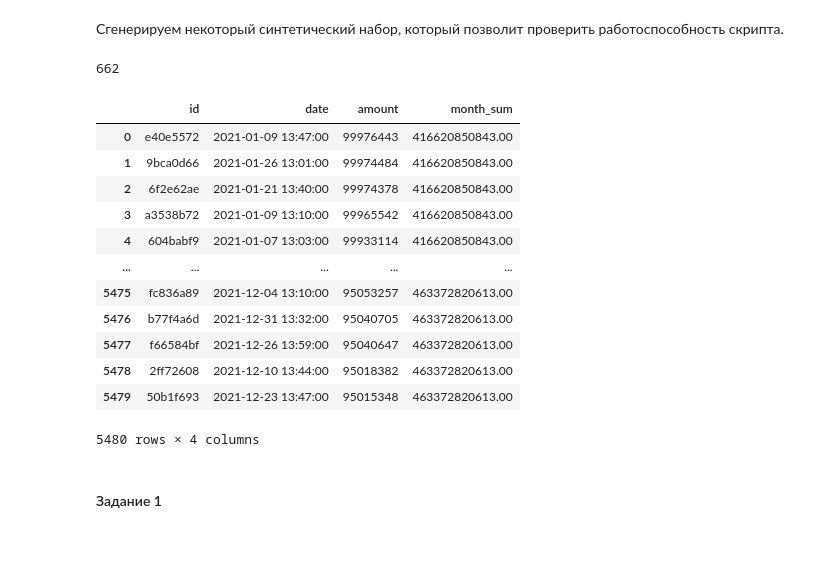
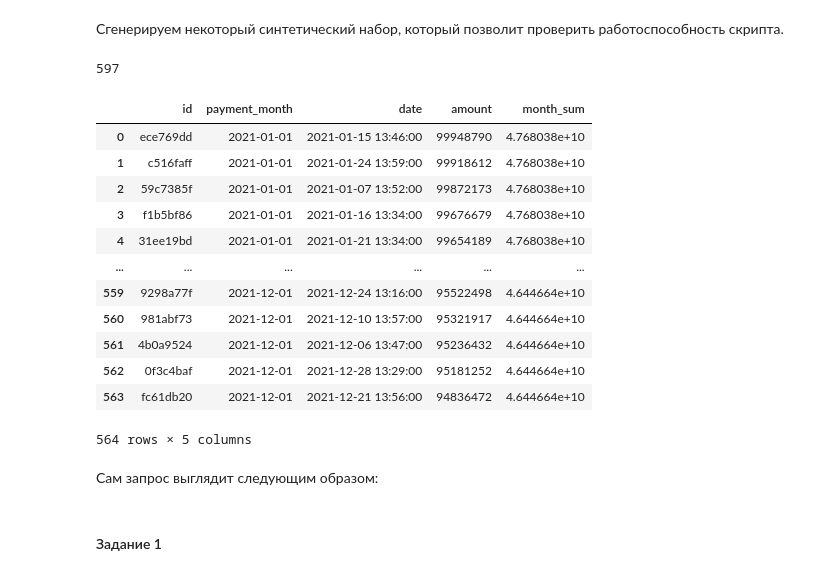
Before and after one commit to yukontaf/HeadRepo, a Jupyter notebook: NRepo/DSw-190B.ipynb, the cells around one changed output. Cells and saved outputs as stored; diff of their text form; code cells hidden in the pictures; blank space fills up the shorter version.

```diff
--- a/NRepo/DSw-190B.ipynb
+++ b/NRepo/DSw-190B.ipynb
@@ -36,7 +36,7 @@ UsageError: Line magic function `%` not found.
 from sqlalchemy import create_engine
 
 con = create_engine(
-    'postgresql://postgres:J4dxuWnEtxtebHH-fggfj_Ex@localhost:5432/yukontaf'
+    'postgresql://bvxlccko:J5INvQ-EPCGWDrZDxgtuRhagNAtCzz4j@castor.db.elephantsql.com/bvxlccko'
 )
 
 
@@ -82,22 +76,22 @@ df['index'] = df['index'].apply(lambda x: str(x)[:8])
 df.columns = ['id', 'date', 'amount']
 df.to_sql('payments', con, index=False, if_exists='append')
 # %% [output]
-662
+597
-# %%
-with open('/Users/glebsokolov/HeadRepo/NRepo/DSw-190B.sql') as f:
-    t = select(f.read())  # в этом файле я хранил текст самого запроса
-    t
-# %% [output]
-|  | id | date | amount | month_sum |
-| 0 | e40e5572 | 2021-01-09 13:47:00 | 99976443 | 416620850843.00 |
-| 1 | 9bca0d66 | 2021-01-26 13:01:00 | 99974484 | 416620850843.00 |
-| 2 | 6f2e62ae | 2021-01-21 13:40:00 | 99974378 | 416620850843.00 |
-| 3 | a3538b72 | 2021-01-09 13:10:00 | 99965542 | 416620850843.00 |
-| 4 | 604babf9 | 2021-01-07 13:03:00 | 99933114 | 416620850843.00 |
-| ... | ... | ... | ... | ... |
-| 5475 | fc836a89 | 2021-12-04 13:10:00 | 95053257 | 463372820613.00 |
-| 5476 | b77f4a6d | 2021-12-31 13:32:00 | 95040705 | 463372820613.00 |
-| 5477 | f66584bf | 2021-12-26 13:59:00 | 95040647 | 463372820613.00 |
-| 5478 | 2ff72608 | 2021-12-10 13:44:00 | 95018382 | 463372820613.00 |
-| 5479 | 50b1f693 | 2021-12-23 13:47:00 | 95015348 | 463372820613.00 |
-5480 rows × 4 columns
+# %%
+select('/Users/glebsokolov/HeadRepo/NRepo/DSw-190B.sql', con)
+# %% [output]
+|  | id | payment_month | date | amount | month_sum |
+| 0 | ece769dd | 2021-01-01 | 2021-01-15 13:46:00 | 99948790 | 4.768038e+10 |
+| 1 | c516faff | 2021-01-01 | 2021-01-24 13:59:00 | 99918612 | 4.768038e+10 |
+| 2 | 59c7385f | 2021-01-01 | 2021-01-07 13:52:00 | 99872173 | 4.768038e+10 |
+| 3 | f1b5bf86 | 2021-01-01 | 2021-01-16 13:34:00 | 99676679 | 4.768038e+10 |
+| 4 | 31ee19bd | 2021-01-01 | 2021-01-21 13:34:00 | 99654189 | 4.768038e+10 |
+| ... | ... | ... | ... | ... | ... |
+| 559 | 9298a77f | 2021-12-01 | 2021-12-24 13:16:00 | 95522498 | 4.644664e+10 |
+| 560 | 981abf73 | 2021-12-01 | 2021-12-10 13:57:00 | 95321917 | 4.644664e+10 |
+| 561 | 4b0a9524 | 2021-12-01 | 2021-12-06 13:47:00 | 95236432 | 4.644664e+10 |
+| 562 | 0f3c4baf | 2021-12-01 | 2021-12-28 13:29:00 | 95181252 | 4.644664e+10 |
+| 563 | fc61db20 | 2021-12-01 | 2021-12-21 13:56:00 | 94836472 | 4.644664e+10 |
+564 rows × 5 columns
+# %% [markdown]
+Сам запрос выглядит следующим образом:
```
Also changed, not shown: parts of 3 cells of this notebook, 1 other file.
